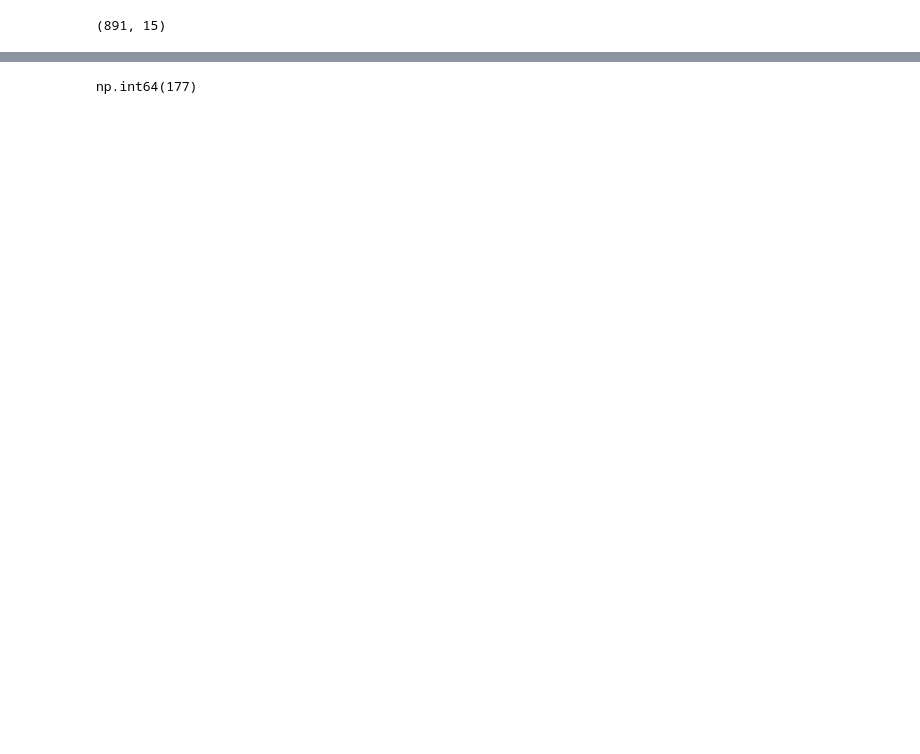
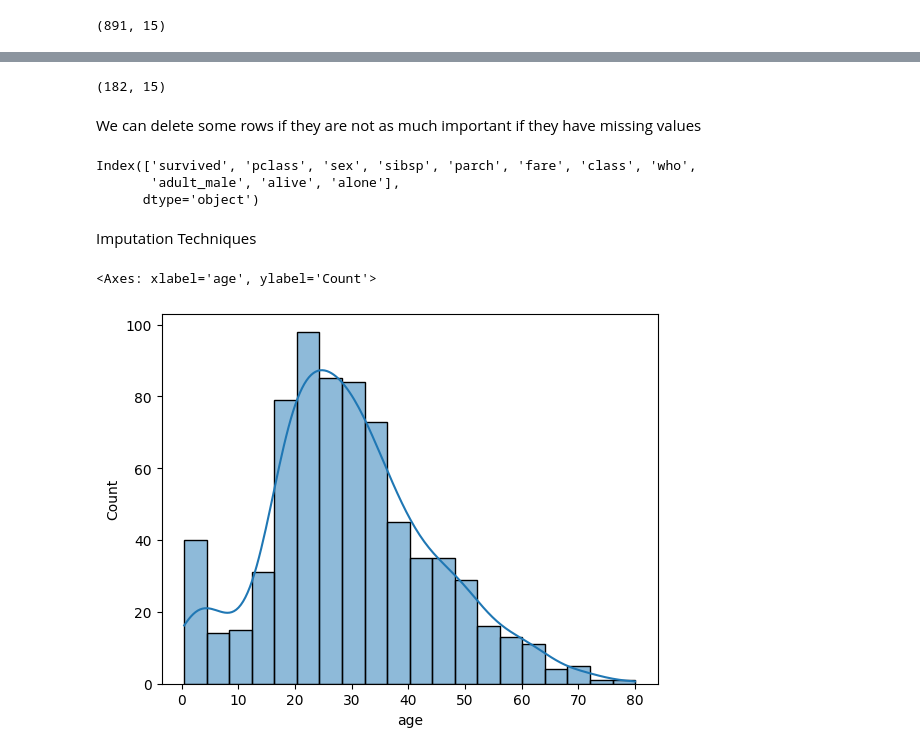
Before and after one commit to Namir50/Data-Science-Machine-learning-tutorial, a Jupyter notebook: Feature Engineering/Handling_missing_values.ipynb, the cells around one changed output, grey strips where cells are left out. Drawn from its saved outputs; the diff is of its cells as text; code cells hidden in the pictures; blank space fills up the shorter version.

Commit message:
Mean imputation

```diff
--- a/Feature Engineering/Handling_missing_values.ipynb
+++ b/Feature Engineering/Handling_missing_values.ipynb
@@ -68,4 +55,21 @@ Mean value imputation
-# %%
-df.isnull()['age'].sum()
-# %% [output]
-np.int64(177)
+# %%
+df.dropna().shape
+# %% [output]
+(182, 15)
+# %% [markdown]
+We can delete some rows if they are not as much important if they have missing values
+# %%
+df.dropna(axis = 1).columns  #Here the  columns with miissing values are dropped
+# %% [output]
+Index(['survived', 'pclass', 'sex', 'sibsp', 'parch', 'fare', 'class', 'who',
+       'adult_male', 'alive', 'alone'],
+      dtype='object')
+# %% [markdown]
+Imputation Techniques
+# %%
+#Mean Value imputation
+#Mean imputation works well if we have normally distributed data
+sns.histplot(df['age'],kde = True)
+# %% [output]
+<Axes: xlabel='age', ylabel='Count'>
+[figure, added]
```
Also changed, not shown: parts of 7 cells of this notebook.
